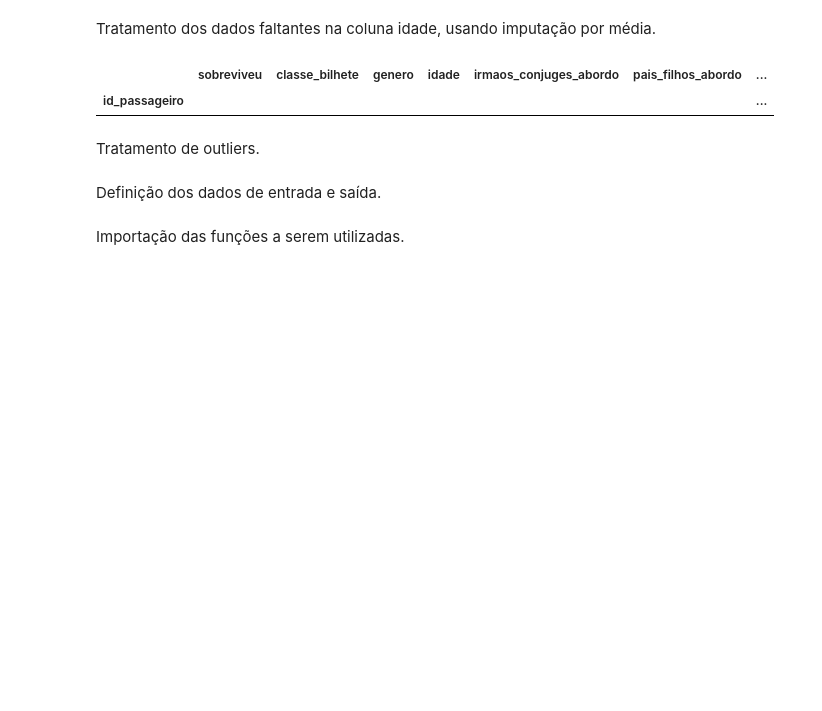
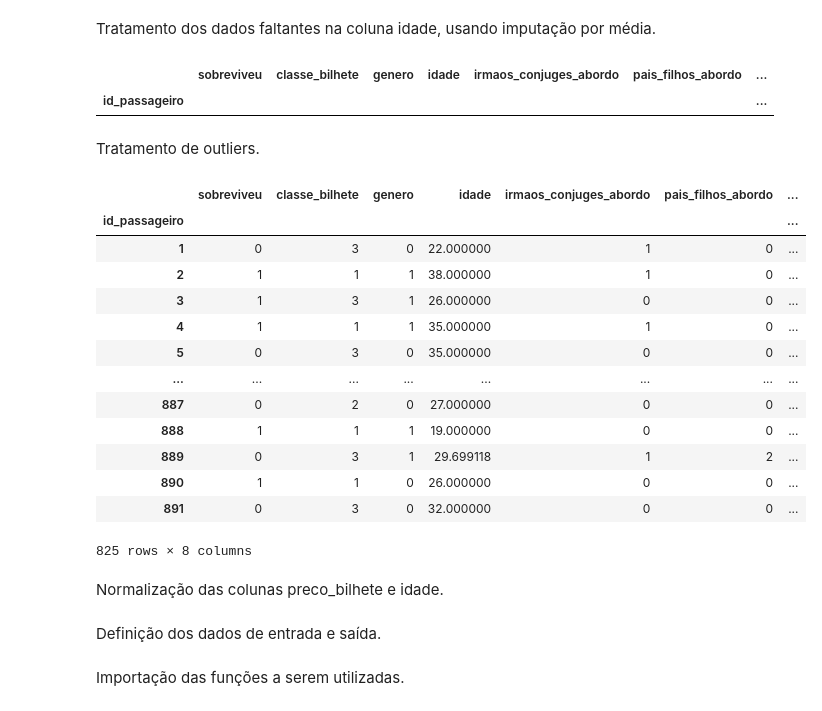
Before and after one commit to andreinamendes/titanic_cd, a Jupyter notebook: desafio.ipynb, the cells around one changed output. Cells and saved outputs as stored; diff of their text form; code cells hidden in the pictures; blank space fills up the shorter version.

```diff
--- a/desafio.ipynb
+++ b/desafio.ipynb
@@ -616,0 +639,19 @@ get_outliers(df)
+# %%
+df.drop(outliers)
+# %% [output]
+|  | sobreviveu | classe_bilhete | genero | idade | irmaos_conjuges_abordo | pais_filhos_abordo | ... |
+| id_passageiro |  |  |  |  |  |  | ... |
+| 1 | 0 | 3 | 0 | 22.000000 | 1 | 0 | ... |
+| 2 | 1 | 1 | 1 | 38.000000 | 1 | 0 | ... |
+| 3 | 1 | 3 | 1 | 26.000000 | 0 | 0 | ... |
+| 4 | 1 | 1 | 1 | 35.000000 | 1 | 0 | ... |
+| 5 | 0 | 3 | 0 | 35.000000 | 0 | 0 | ... |
+| ... | ... | ... | ... | ... | ... | ... | ... |
+| 887 | 0 | 2 | 0 | 27.000000 | 0 | 0 | ... |
+| 888 | 1 | 1 | 1 | 19.000000 | 0 | 0 | ... |
+| 889 | 0 | 3 | 1 | 29.699118 | 1 | 2 | ... |
+| 890 | 1 | 1 | 0 | 26.000000 | 0 | 0 | ... |
+| 891 | 0 | 3 | 0 | 32.000000 | 0 | 0 | ... |
+825 rows × 8 columns
+# %% [markdown]
+Normalização das colunas preco_bilhete e idade.
```
Also changed, not shown: parts of 16 cells of this notebook.
